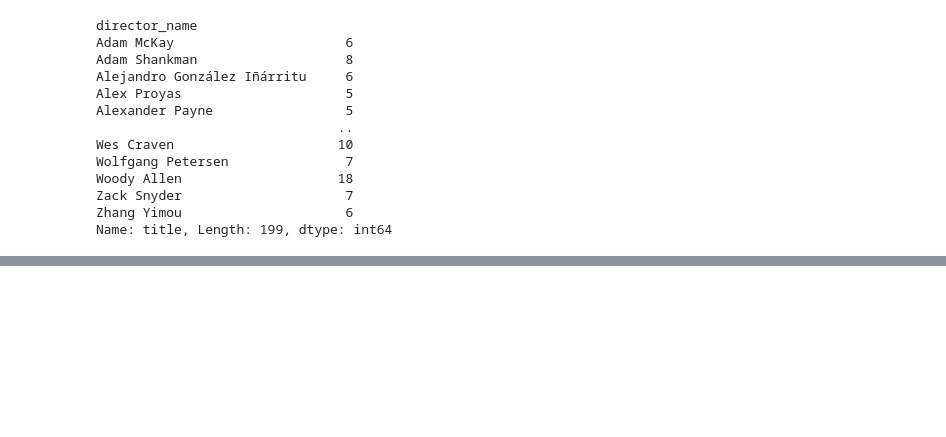
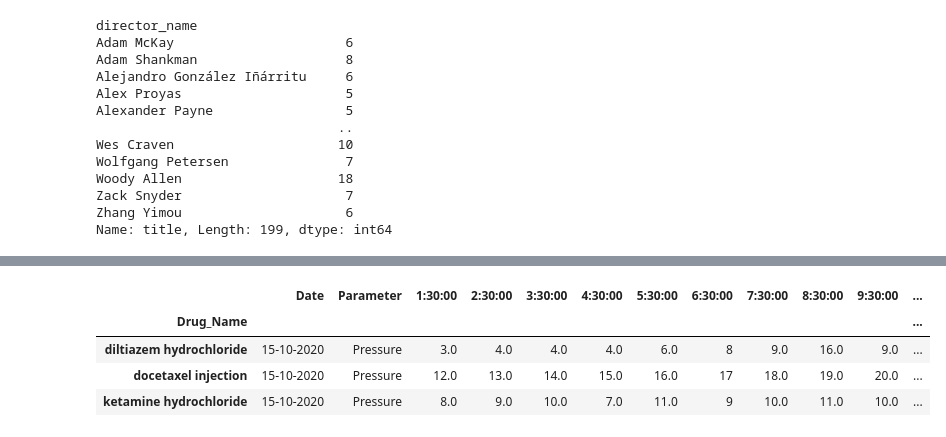
Before and after one commit to jeeet0700/Pandas, a Jupyter notebook: Pandas final cut.ipynb, the cells around one changed output, grey strips where cells are left out. Saved outputs shown, nothing was run; the diff lists cells and outputs as text; code cells hidden in the pictures; blank space fills up the shorter version.

```diff
--- a/Pandas final cut.ipynb
+++ b/Pandas final cut.ipynb
@@ -2602,0 +2709,8 @@ df_pivot
+# %%
+df.groupby(["Drug_Name"]).min()
+# %% [output]
+|  | Date | Parameter | 1:30:00 | 2:30:00 | 3:30:00 | 4:30:00 | 5:30:00 | 6:30:00 | 7:30:00 | 8:30:00 | 9:30:00 | ... |
+| Drug_Name |  |  |  |  |  |  |  |  |  |  |  | ... |
+| diltiazem hydrochloride | 15-10-2020 | Pressure | 3.0 | 4.0 | 4.0 | 4.0 | 6.0 | 8 | 9.0 | 16.0 | 9.0 | ... |
+| docetaxel injection | 15-10-2020 | Pressure | 12.0 | 13.0 | 14.0 | 15.0 | 16.0 | 17 | 18.0 | 19.0 | 20.0 | ... |
+| ketamine hydrochloride | 15-10-2020 | Pressure | 8.0 | 9.0 | 10.0 | 7.0 | 11.0 | 9 | 10.0 | 11.0 | 10.0 | ... |
```
Also changed, not shown: parts of 109 cells of this notebook.
